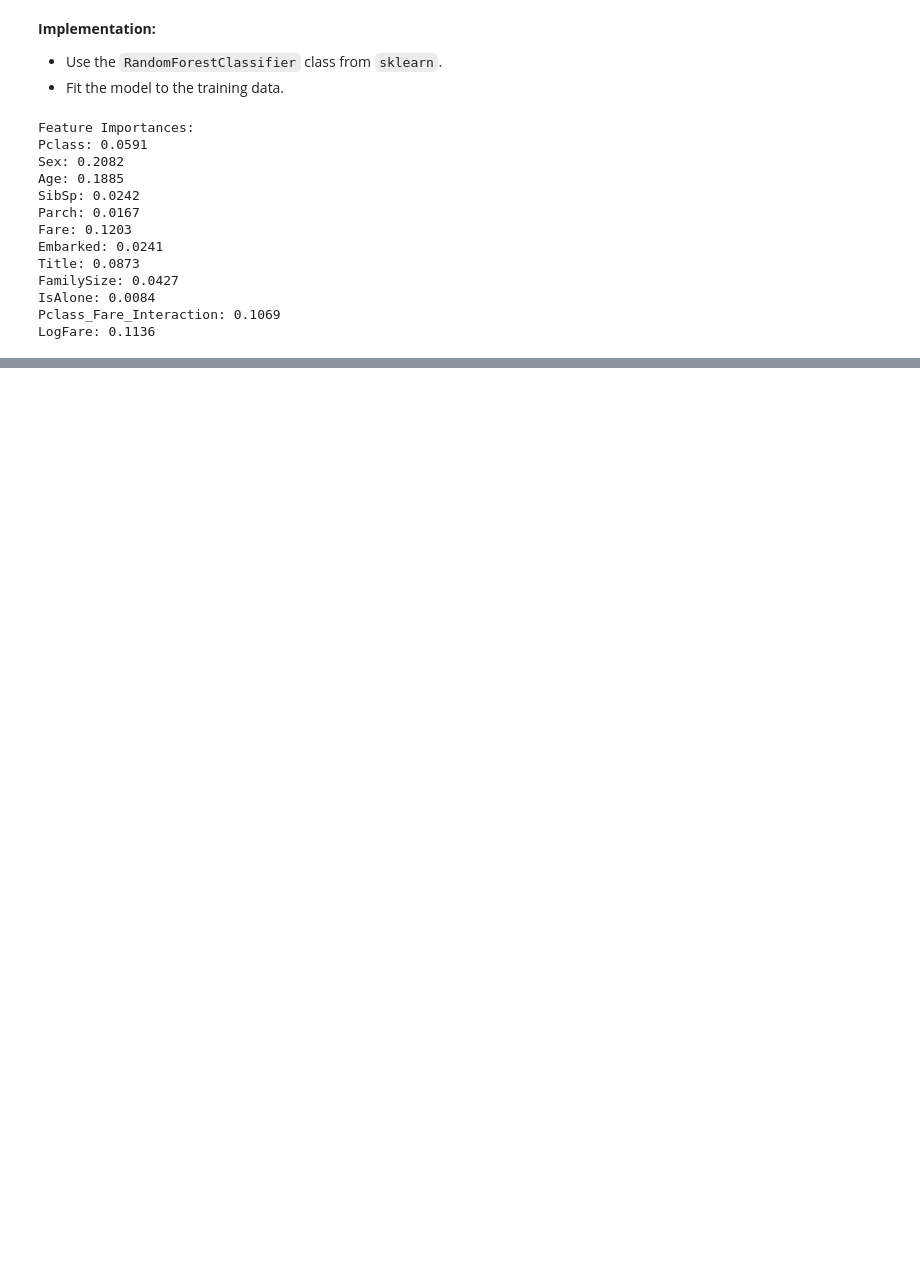
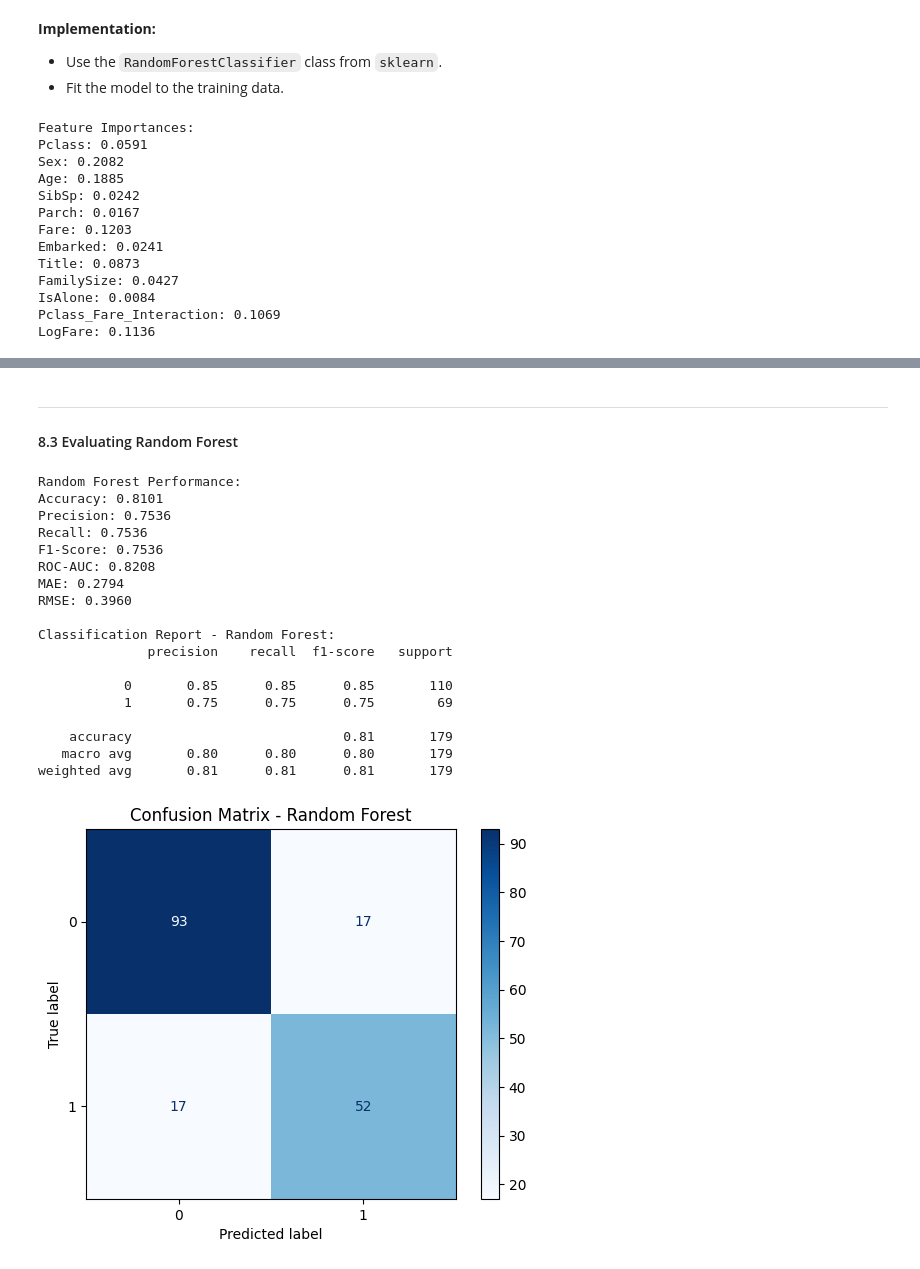
Before and after one commit to RJay02/Artificial-Intelligence, a Jupyter notebook: S2 Machine Learning AI Scientific/Machine Learning Algorithms.ipynb, the cells around one changed output, grey strips where cells are left out. Saved outputs shown, nothing was run; the diff lists cells and outputs as text; code cells hidden in the pictures; blank space fills up the shorter version.

```diff
--- a/S2 Machine Learning AI Scientific/Machine Learning Algorithms.ipynb
+++ b/S2 Machine Learning AI Scientific/Machine Learning Algorithms.ipynb
@@ -1207 +1346,62 @@ LogFare: 0.1136
+# %% [markdown]
+---
+#### 8.3 Evaluating Random Forest
+# %%
+from sklearn.metrics import (
+    accuracy_score, precision_score, recall_score, f1_score,
+    classification_report, ConfusionMatrixDisplay, mean_absolute_error, root_mean_squared_error, roc_auc_score
+)
+
+# Generate predictions
+y_pred_rf = random_forest_model.predict(X_test)
+y_pred_prob_rf = random_forest_model.predict_proba(X_test)[:, 1]
+
+# Evaluate the model
+accuracy_rf = accuracy_score(y_test, y_pred_rf)
+precision_rf = precision_score(y_test, y_pred_rf)
+recall_rf = recall_score(y_test, y_pred_rf)
+f1_rf = f1_score(y_test, y_pred_rf)
+roc_auc_rf = roc_auc_score(y_test, y_pred_prob_rf)
+mae_rf = mean_absolute_error(y_test, y_pred_prob_rf)
+
+# Calculate RMSE using the new `root_mean_squared_error` function
+rmse_rf = root_mean_squared_error(y_test, y_pred_prob_rf)
+
+print("Random Forest Performance:")
+print(f"Accuracy: {accuracy_rf:.4f}")
+print(f"Precision: {precision_rf:.4f}")
+print(f"Recall: {recall_rf:.4f}")
+print(f"F1-Score: {f1_rf:.4f}")
+print(f"ROC-AUC: {roc_auc_rf:.4f}")
+print(f"MAE: {mae_rf:.4f}")
+print(f"RMSE: {rmse_rf:.4f}")
+
+# Detailed classification report
+print("\nClassification Report - Random Forest:")
+print(classification_report(y_test, y_pred_rf))
+
+# Visualise confusion matrix
+ConfusionMatrixDisplay.from_estimator(random_forest_model, X_test, y_test, cmap="Blues")
+plt.title("Confusion Matrix - Random Forest")
+plt.show()
+# %% [output]
+Random Forest Performance:
+Accuracy: 0.8101
+Precision: 0.7536
+Recall: 0.7536
+F1-Score: 0.7536
+ROC-AUC: 0.8208
+MAE: 0.2794
+RMSE: 0.3960
+
+Classification Report - Random Forest:
+              precision    recall  f1-score   support
+
+           0       0.85      0.85      0.85       110
+           1       0.75      0.75      0.75        69
+
+    accuracy                           0.81       179
+   macro avg       0.80      0.80      0.80       179
+weighted avg       0.81      0.81      0.81       179
+[figure, added]
 # %% [markdown]
```
Also changed, not shown: parts of 46 cells of this notebook.
